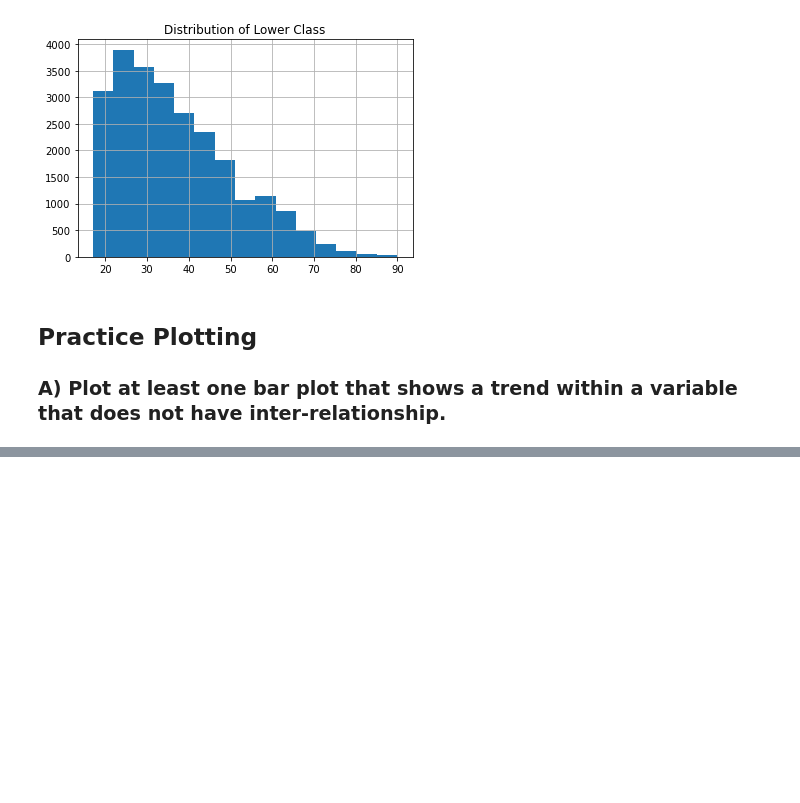
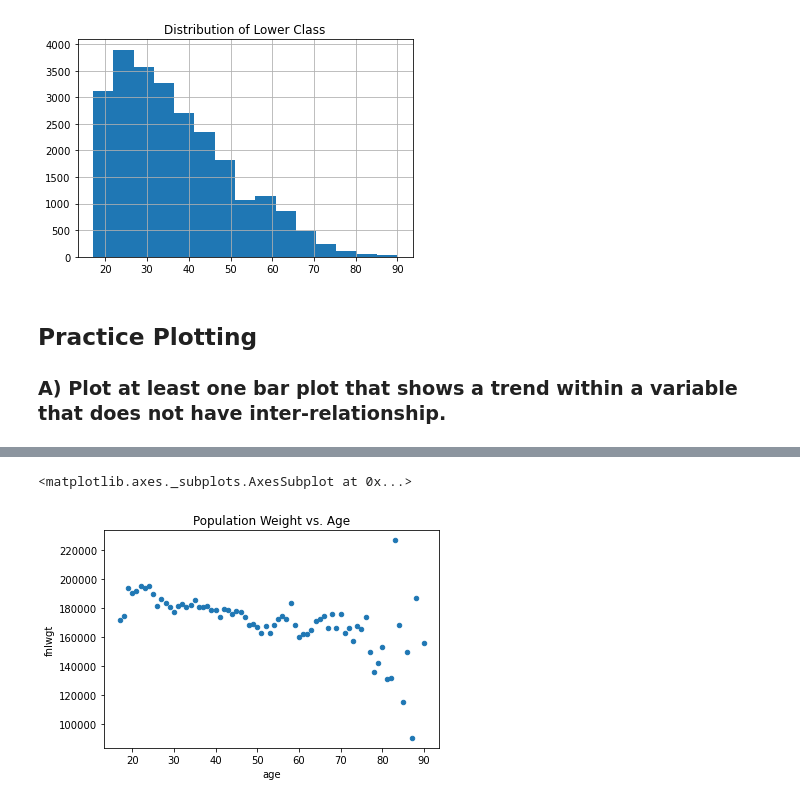
Before and after one commit to jventura1738/COSC311, a Jupyter notebook: LABS/Lab3_JV/Lab3.ipynb, the cells around one changed output, grey strips where cells are left out. Cells and saved outputs as stored; diff of their text form; code cells hidden in the pictures; blank space fills up the shorter version.

```diff
--- a/LABS/Lab3_JV/Lab3.ipynb
+++ b/LABS/Lab3_JV/Lab3.ipynb
@@ -214,0 +227,7 @@ edu_vs_work.groupby(by='education-num').mean().plot.line()
+# %%
+age_vs_wgt = a_frame[['age', 'fnlwgt']]
+age_vs_wgt = age_vs_wgt.groupby('age').median().reset_index()
+age_vs_wgt.plot.scatter(title='Population Weight vs. Age',x='age', y='fnlwgt')
+# %% [output]
+<matplotlib.axes._subplots.AxesSubplot at 0x...>
+[figure, added]
```
Also changed, not shown: parts of 20 cells of this notebook.
